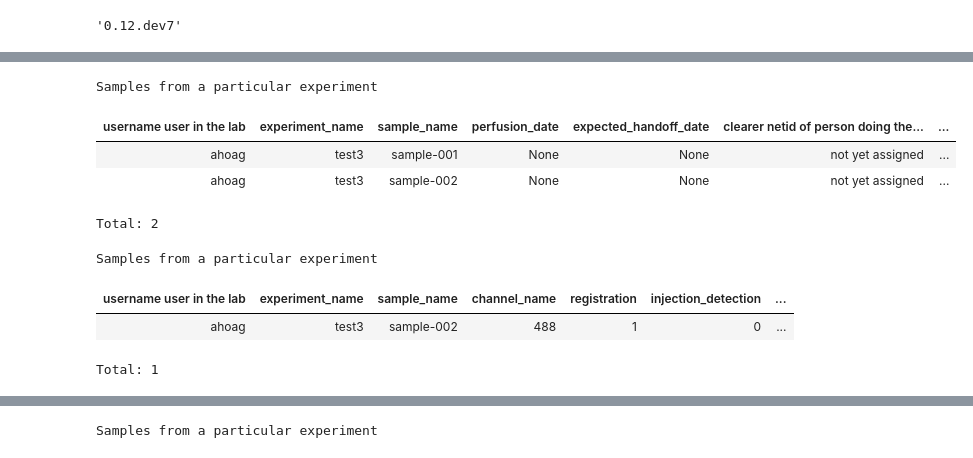
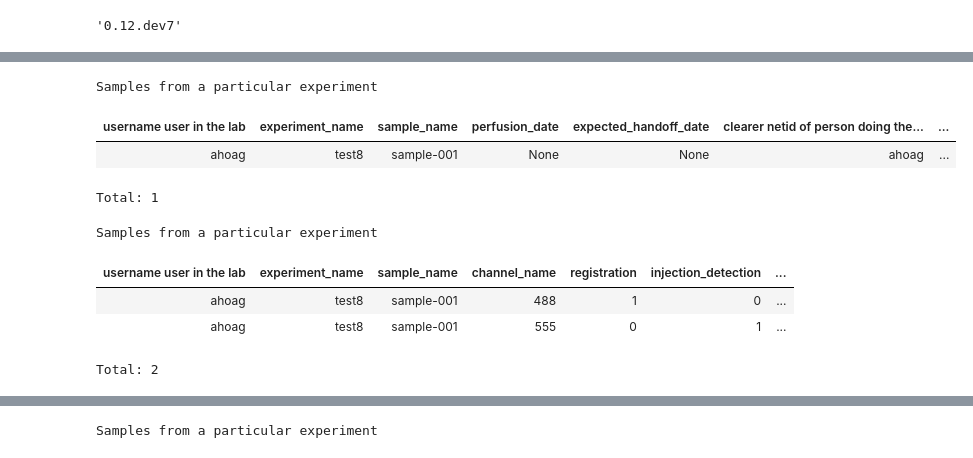
Before and after one commit to BrainCOGS/lightserv, a Jupyter notebook: notebooks/datajoint_sandbox.ipynb, the cells around one changed output, grey strips where cells are left out. Drawn from its saved outputs; the diff is of its cells as text; code cells hidden in the pictures.

```diff
--- a/notebooks/datajoint_sandbox.ipynb
+++ b/notebooks/datajoint_sandbox.ipynb
@@ -31,17 +46,17 @@ schema = dj.create_virtual_module("ahoag_lightsheet_demo","ahoag_lightsheet_demo
 # %%
-sample_contents = schema.Sample() & 'experiment_name="test3"'
+sample_contents = schema.Sample() & 'experiment_name="test8"'
 sample_contents
 # %% [output]
 Samples from a particular experiment
 | username user in the lab | experiment_name | sample_name | perfusion_date | expected_handoff_date | clearer netid of person doing the... | ... |
-| ahoag | test3 | sample-001 | None | None | not yet assigned | ... |
-| ahoag | test3 | sample-002 | None | None | not yet assigned | ... |
+| ahoag | test8 | sample-001 | None | None | ahoag | ... |
-Total: 2
+Total: 1
 # %%
-channel_contents=schema.Sample.ImagingChannel() & 'experiment_name="test3"' & 'sample_name="sample-002"'
+channel_contents=schema.Sample.ImagingChannel() & 'experiment_name="test8"'
 channel_contents
 # %% [output]
 Samples from a particular experiment
 | username user in the lab | experiment_name | sample_name | channel_name | registration | injection_detection | ... |
-| ahoag | test3 | sample-002 | 488 | 1 | 0 | ... |
+| ahoag | test8 | sample-001 | 488 | 1 | 0 | ... |
+| ahoag | test8 | sample-001 | 555 | 0 | 1 | ... |
-Total: 1
+Total: 2
```
Also changed, not shown: parts of 3 cells of this notebook, 4 other files.
